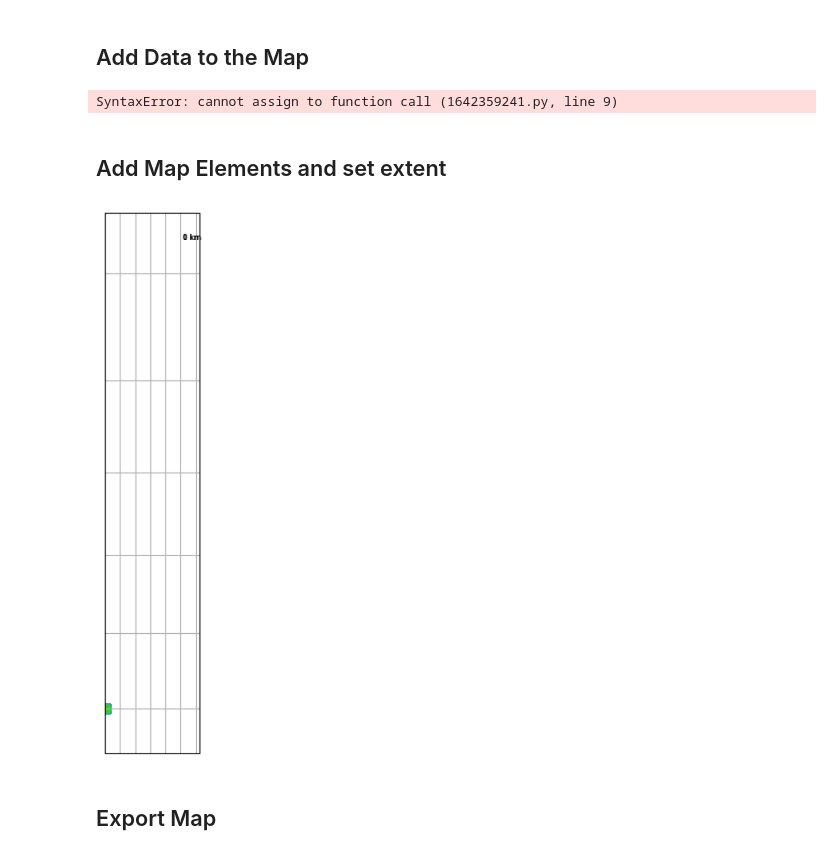
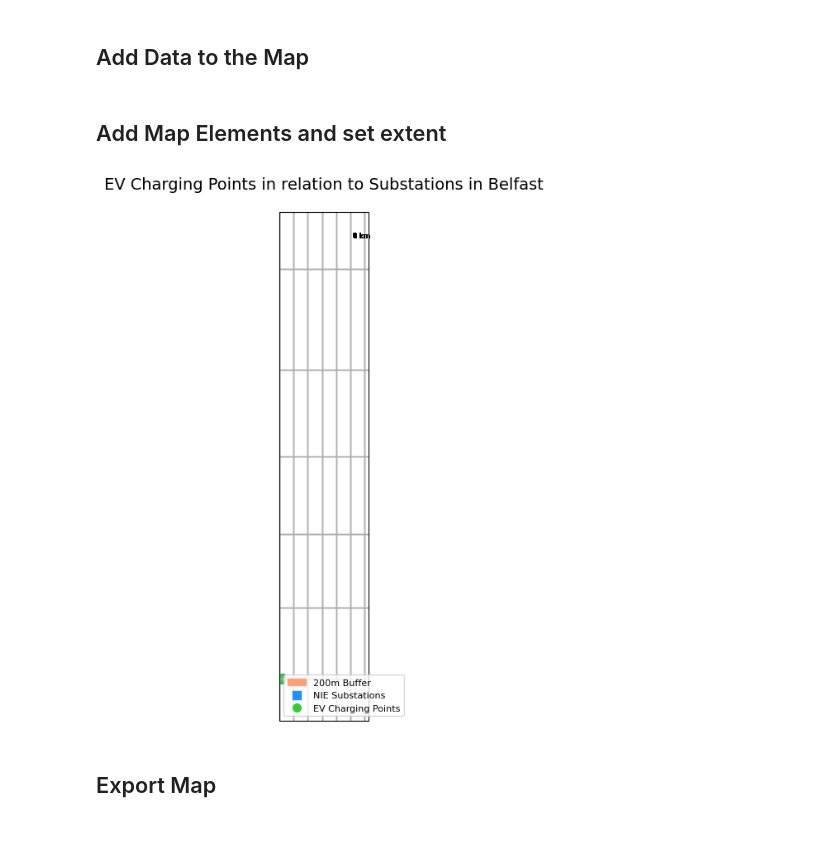
Before and after one commit to tenerk/EV_Analysis, a Jupyter notebook: EV_Analysis.ipynb, the cells around one changed output. Cells and saved outputs as stored; diff of their text form; code cells hidden in the pictures.

Commit message:
Tidying Code
Creation of legend patches wrapped into a defined function

```diff
--- a/EV_Analysis.ipynb
+++ b/EV_Analysis.ipynb
@@ -100,0 +105,14 @@ ax.set_extent([-670046, 729800, -653893, 7298200], crs=map_crs) # Set map extent
+# %%
+def map_legend(ax):
+    buffer_patch = mpatches.Patch(color="lightsalmon", label="200m Buffer") # Add patch to legend for Buffer polygon data
+    substations_marker = mlines.Line2D([], [], color="dodgerblue", marker="s", linestyle="None", markersize=7, label="NIE Substations") # Add patch to legend for Substation point data
+    charging_marker = mlines.Line2D([], [], color="limegreen", marker="o", linestyle="None", markersize=7, label="EV Charging Points") # Add patch to legend for EV Charger point data
+
+    ax.legend(handles=[buffer_patch, substations_marker, charging_marker], loc="lower left", fontsize=8, frameon=True)
+# %%
+def map_legend(ax):
+    buffer_patch = mpatches.Patch(color="lightsalmon", label="200m Buffer") # Add patch to legend for Buffer polygon data
+    substations_marker = mlines.Line2D([], [], color="dodgerblue", marker="s", linestyle="None", markersize=7, label="NIE Substations") # Add patch to legend for Substation point data
+    charging_marker = mlines.Line2D([], [], color="limegreen", marker="o", linestyle="None", markersize=7, label="EV Charging Points") # Add patch to legend for EV Charger point data
+
+    ax.legend(handles=[buffer_patch, subtations_marker, charging_marker], loc="lower left", fontsize=8, frameon=True")
@@ -115,21 +135,21 @@ buffer_feature = ShapelyFeature(buffer_gdf['geometry'], map_crs, edgecolor="ligh
 ax.add_feature(buffer_feature) # Add buffers to map
 
 # Add Substations
-substations_feature = ax.plot(substations_wm.geometry.x, substations.geometry.y, 's', color="dodgerblue", ms=7), transform=ccrs.epsg(3857)
+substations_feature = ax.plot(substations_wm.geometry.x, substations.geometry.y, 's', color="dodgerblue", ms=7, transform=ccrs.epsg(3857))
 
 # Add EV Charging Stations
-EVcharging_feature = ax.plot(EVcharging_wm.geometry.x, EVcharging.geometry.y, 'o', color="limegreen", ms=7, transform=ccrs.epsg(3857) # Add charging stations to the map
+EVcharging_feature = ax.plot(EVcharging_wm.geometry.x, EVcharging.geometry.y, 'o', color="limegreen", ms=7, transform=ccrs.epsg(3857)) # Add charging stations to the map
-# %% [output]
-SyntaxError: cannot assign to function call (1642359241.py, line 9)
 # %% [markdown]
 ## Add Map Elements and set extent
 # %%
 ax.gridlines(draw_labels=False) # Add optional gridlines to figure
 scale_bar(ax) # Add scale bar
+map_legend(ax) # Add legend to figure
+ax.set_title("EV Charging Points in relation to Substations in Belfast", fontsize=14, pad=20) # Add a title to the figure
 
 fig # Return Updated Figure
 # %% [output]
-[figure, old version]
+[figure, new version]
 # %% [markdown]
 ## Export Map
 # %%
```
Also changed, not shown: parts of 7 cells of this notebook, 1 other file.
